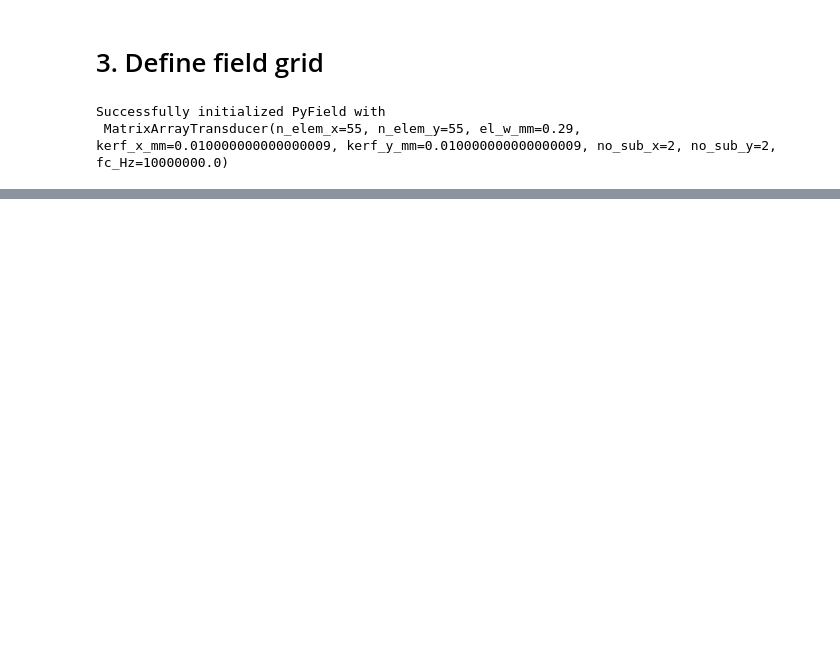
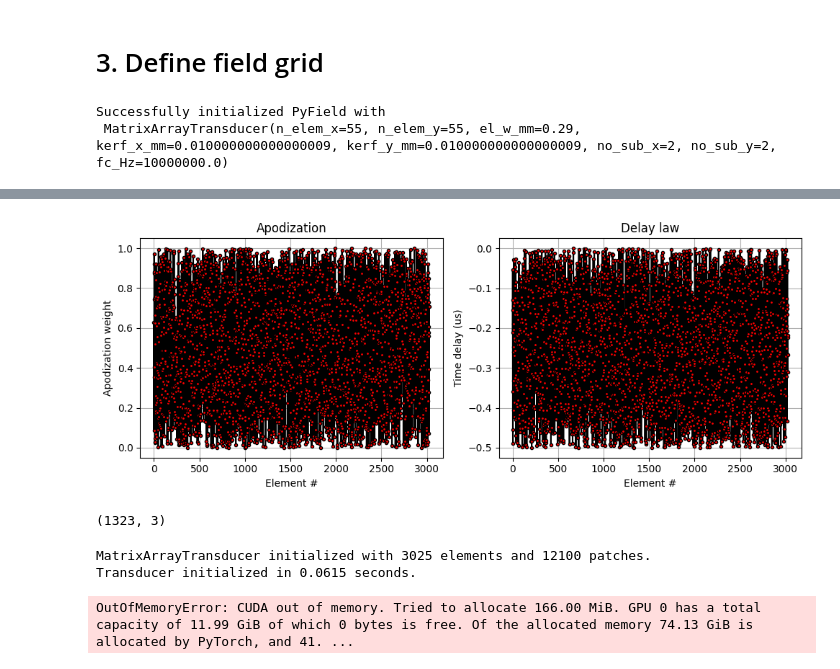
Before and after one commit to EstebanRivera08/eSDIva, a Jupyter notebook: tutorials/Tutorial_PatternedFocus.ipynb, the cells around one changed output, grey strips where cells are left out. Cells and saved outputs as stored; diff of their text form; code cells hidden in the pictures; blank space fills up the shorter version.

```diff
--- a/tutorials/Tutorial_PatternedFocus.ipynb
+++ b/tutorials/Tutorial_PatternedFocus.ipynb
@@ -208,0 +204,46 @@ apodization = Zeus_Matrix.compute_apodization(focus_mm = focus_mm, apodization_t
+# %%
+init_apod = np.random.rand(Zeus_Matrix.n_elem_x*Zeus_Matrix.n_elem_y)
+init_delay = np.random.rand(Zeus_Matrix.n_elem_x*Zeus_Matrix.n_elem_y)
+
+# Compute delays based on the speed of sound in soft tissue
+init_delay = (init_delay.min()- init_delay)/2*1e-6  # time delays for focusing
+
+# optionally plot
+fig, ax = plt.subplots(1,2, figsize=(10, 4))
+ax[0].plot(np.arange(Zeus_Matrix.n_elements), init_apod, 'k-', marker='o', markerfacecolor='r', ms = 3)
+ax[0].set_xlabel("Element #")
+ax[0].set_ylabel("Apodization weight")
+ax[0].set_title("Apodization")
+ax[0].grid(True)
+ax[1].plot(np.arange(Zeus_Matrix.n_elements), init_delay*1e6, 'k-', marker='o', markerfacecolor='r', ms = 3)
+ax[1].set_xlabel("Element #")
+ax[1].set_ylabel("Time delay (us)")
+ax[1].set_title("Delay law")
+ax[1].grid(True)
+plt.tight_layout()
+plt.show()
+# %% [output]
+[figure, added]
+# %%
+points.shape
+# %% [output]
+(1323, 3)
+# %%
+
+# Assume you have MatrixArrayTransducer imported and instantiated
+trans = Transducers.Zeus_Matrix()
+# Wrap in TorchField
+model = TorchField(trans, device=device)
+# Example field points: center line
+
+# Define optimizer on apod & delays
+optimizer = torch.optim.Adam(model.parameters(), lr=1e-2)
+# %% [output]
+MatrixArrayTransducer initialized with 3025 elements and 12100 patches.
+Transducer initialized in 0.0615 seconds.
+# %%
+
+amp = model(points)  # forward pass
+# To optimize, compute a loss: e.g. target focus at index 50
+# %% [output]
+OutOfMemoryError: CUDA out of memory. Tried to allocate 166.00 MiB. GPU 0 has a total capacity of 11.99 GiB of which 0 bytes is free. Of the allocated memory 74.13 GiB is allocated by PyTorch, and 41. ...
```
Also changed, not shown: parts of 28 cells of this notebook, 9 other files.
